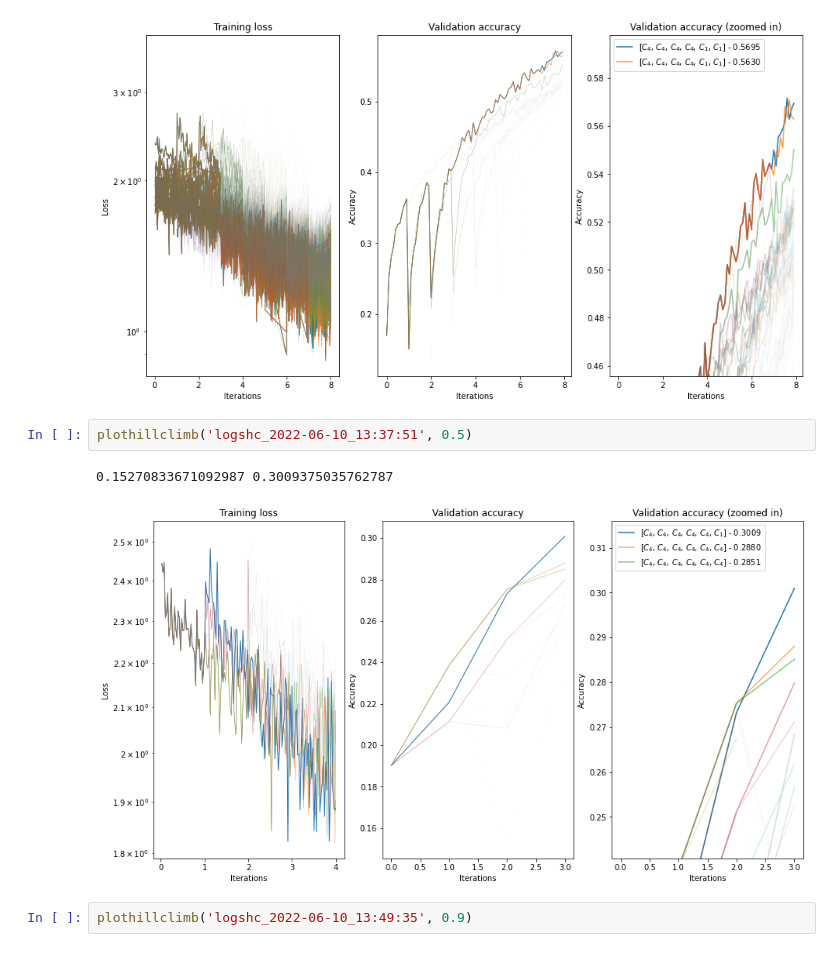
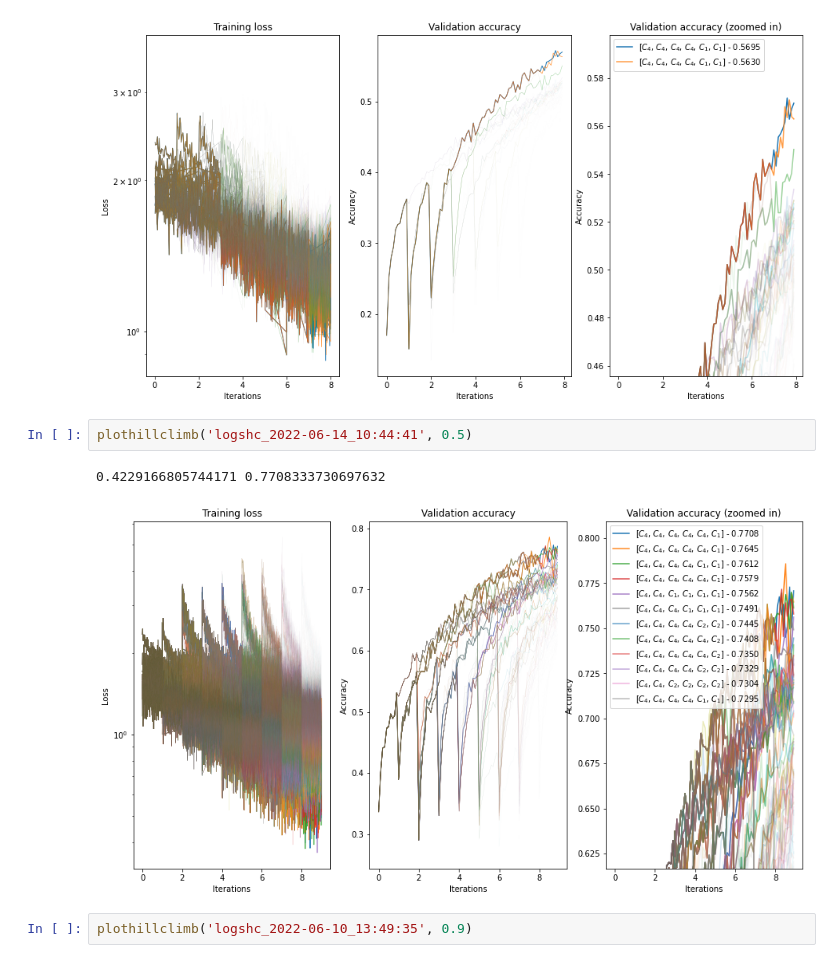
Before and after one commit to k8lion/equiNAS, a Jupyter notebook: plot.ipynb, the cells around one changed output. Drawn from its saved outputs; the diff is of its cells as text.

```diff
--- a/plot.ipynb
+++ b/plot.ipynb
@@ -140,10 +140,10 @@ plothillclimb('logshc_2022-06-10_10:21:03', 0.5)
 0.36239585280418396 0.5695833563804626
 [figure]
 # %%
-plothillclimb('logshc_2022-06-10_13:37:51', 0.5)
+plothillclimb('logshc_2022-06-14_10:44:41', 0.5)
 # %% [output]
-0.15270833671092987 0.3009375035762787
+0.4229166805744171 0.7708333730697632
-[figure, old version]
+[figure, new version]
 # %%
 plothillclimb('logshc_2022-06-10_13:49:35', 0.9)
 # %% [output]
```
Also changed, not shown: 3 other files.
